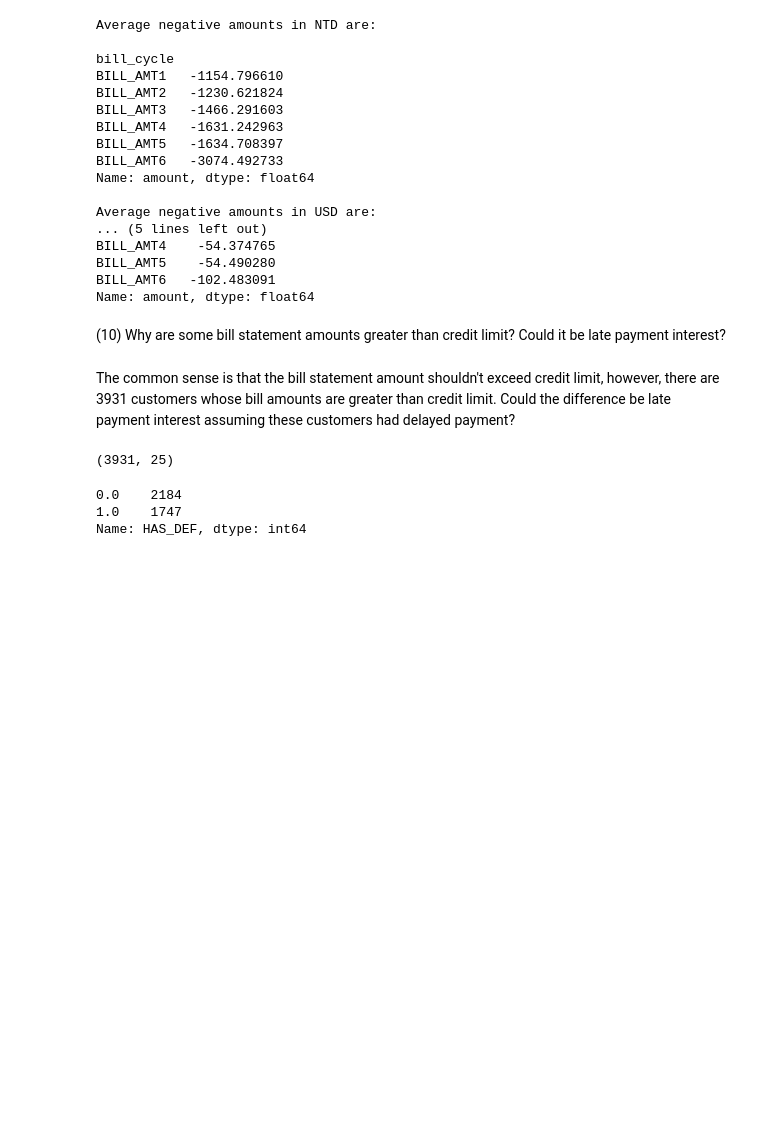
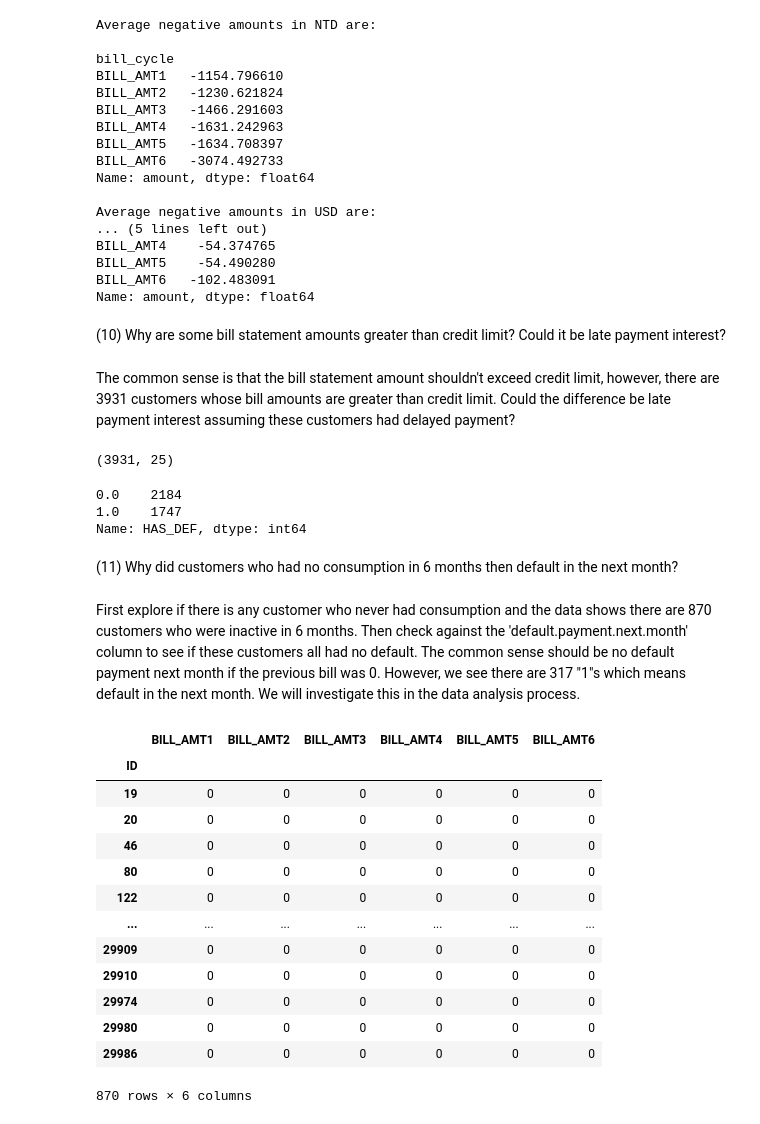
Before and after one commit to rohitrv8922/credit_card_fraud, a Jupyter notebook: RoCredit_Card_Default_Prediction_Capstone_Project.ipynb, the cells around one changed output. Drawn from its saved outputs; the diff is of its cells as text; code cells hidden in the pictures; blank space fills up the shorter version.

```diff
--- a/RoCredit_Card_Default_Prediction_Capstone_Project.ipynb
+++ b/RoCredit_Card_Default_Prediction_Capstone_Project.ipynb
@@ -607,3 +607,29 @@ large_bill["HAS_DEF"].value_counts()
 0.0    2184
 1.0    1747
 Name: HAS_DEF, dtype: int64
+# %% [markdown]
+(11) Why did customers who had no consumption in 6 months then default in the next month?
+# %% [markdown]
+First explore if there is any customer who never had consumption and the data shows there are 870 customers who were inactive in 6 months. Then check against the 'default.payment.next.month' column to see if these customers all had no default. The common sense should be no default payment next month if the previous bill was 0. However, we see there are 317 "1"s which means default in the next month. We will investigate this in the data analysis process.
+# %%
+# Is there any customer who never had any transaction, meaning bill amount in 6 months remained as 0
+# There are 870 customers whose bill amount was 0 in 6 months
+
+bill_amt = df[['BILL_AMT1','BILL_AMT2','BILL_AMT3','BILL_AMT4','BILL_AMT5','BILL_AMT6']]
+no_transaction = bill_amt[bill_amt.sum(axis=1) ==0]
+no_transaction
+# %% [output]
+|  | BILL_AMT1 | BILL_AMT2 | BILL_AMT3 | BILL_AMT4 | BILL_AMT5 | BILL_AMT6 |
+| ID |  |  |  |  |  |  |
+| 19 | 0 | 0 | 0 | 0 | 0 | 0 |
+| 20 | 0 | 0 | 0 | 0 | 0 | 0 |
+| 46 | 0 | 0 | 0 | 0 | 0 | 0 |
+| 80 | 0 | 0 | 0 | 0 | 0 | 0 |
+| 122 | 0 | 0 | 0 | 0 | 0 | 0 |
+| ... | ... | ... | ... | ... | ... | ... |
+| 29909 | 0 | 0 | 0 | 0 | 0 | 0 |
+| 29910 | 0 | 0 | 0 | 0 | 0 | 0 |
+| 29974 | 0 | 0 | 0 | 0 | 0 | 0 |
+| 29980 | 0 | 0 | 0 | 0 | 0 | 0 |
+| 29986 | 0 | 0 | 0 | 0 | 0 | 0 |
+870 rows × 6 columns
```
Also changed, not shown: parts of 33 cells of this notebook.
